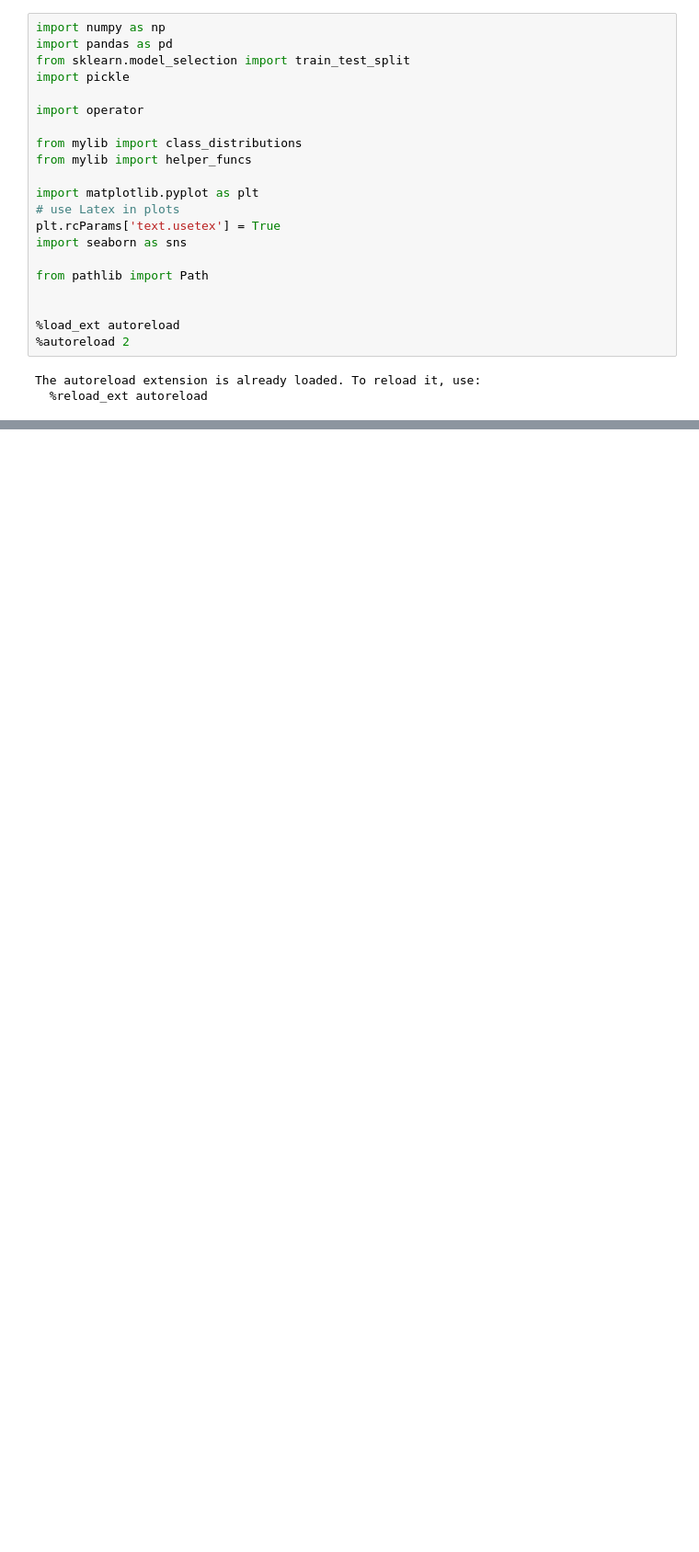
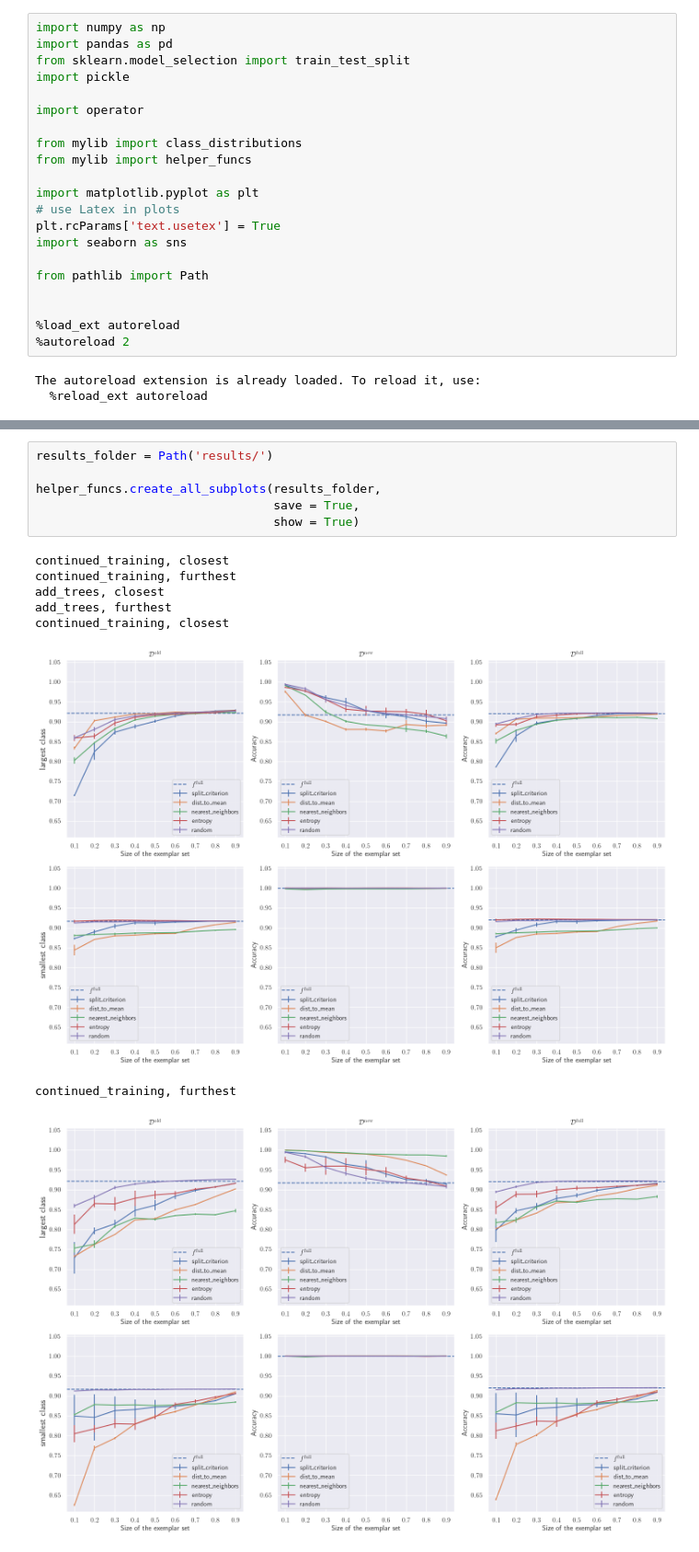
Before and after one commit to dalefi/Incremental-Tabular-Learning, a Jupyter notebook: DryBeansDataset/Experiments/db_create_subplots.ipynb, the cells around one changed output, grey strips where cells are left out. Shown at 92% size. Drawn from its saved outputs; the diff is of its cells as text; blank space fills up the shorter version.

Commit message:
fixed mistake in full_models pipeline, added subplots methods

```diff
--- a/DryBeansDataset/Experiments/db_create_subplots.ipynb
+++ b/DryBeansDataset/Experiments/db_create_subplots.ipynb
@@ -44,0 +25,15 @@ add_trees, furthest
+# %%
+results_folder = Path('results/')
+
+helper_funcs.create_all_subplots(results_folder,
+                                 save = True,
+                                 show = True)
+# %% [output]
+continued_training, closest
+continued_training, furthest
+add_trees, closest
+add_trees, furthest
+continued_training, closest
+[figure, added]
+continued_training, furthest
+[figure, added]
```
Also changed, not shown: parts of 2 cells of this notebook, 5 other files.
